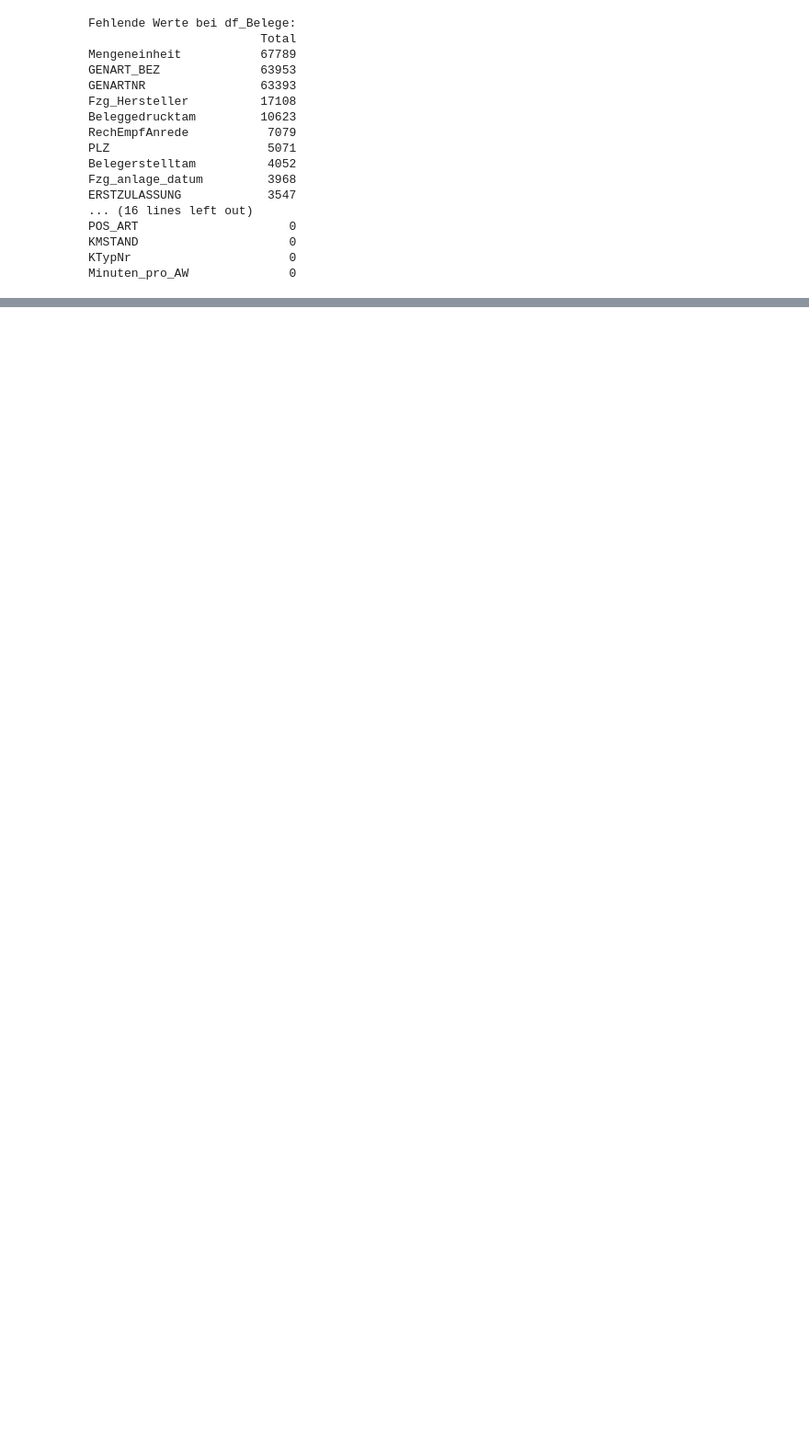
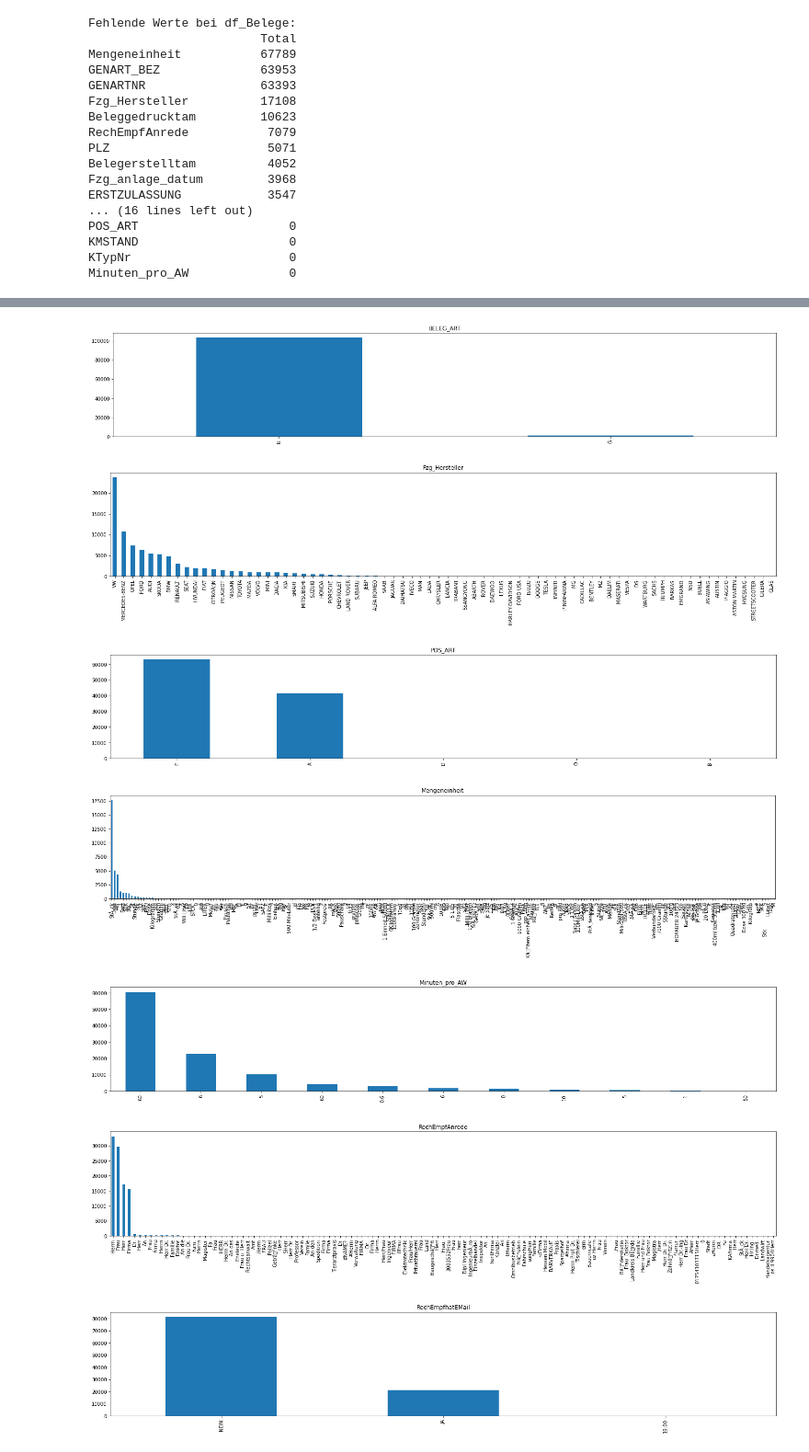
Before and after one commit to William-Zhang-26/BI-Analytics-Topmotive, a Jupyter notebook: Projekt_Topmotive.ipynb, the cells around one changed output, grey strips where cells are left out. Shown at 92% size. Cells and saved outputs as stored; diff of their text form; code cells hidden in the pictures; blank space fills up the shorter version.

```diff
--- a/Projekt_Topmotive.ipynb
+++ b/Projekt_Topmotive.ipynb
@@ -331,0 +410,20 @@ Es ist wichtig zu beachten, dass 0 Wert muss nicht unbedingt fehlende Werte repr
+# %%
+# Ausschlussliste definieren
+ausschlussliste = ['ï»¿LocalID', 'TEXT1', 'GENART_BEZ', 'VK_Preis', 'EKPreis', 'Pos_Text2', 'Menge', 'RechEmpfPLZ']
+
+# Für jede kategorische Spalte in der aktualisierten Liste ein Balkendiagramm erstellen
+kategorische_spalten = df_Belege.select_dtypes(include=['object']).columns
+for spalte in kategorische_spalten:
+    if spalte not in ausschlussliste:
+        plt.figure(figsize=(25, 4))
+        df_Belege[spalte].value_counts().plot(kind='bar')
+        plt.title(spalte)
+        plt.show()
+# %% [output]
+[figure, added]
+[figure, added]
+[figure, added]
+[figure, added]
+[figure, added]
+[figure, added]
+[figure, added]
```
Also changed, not shown: parts of 14 cells of this notebook.
